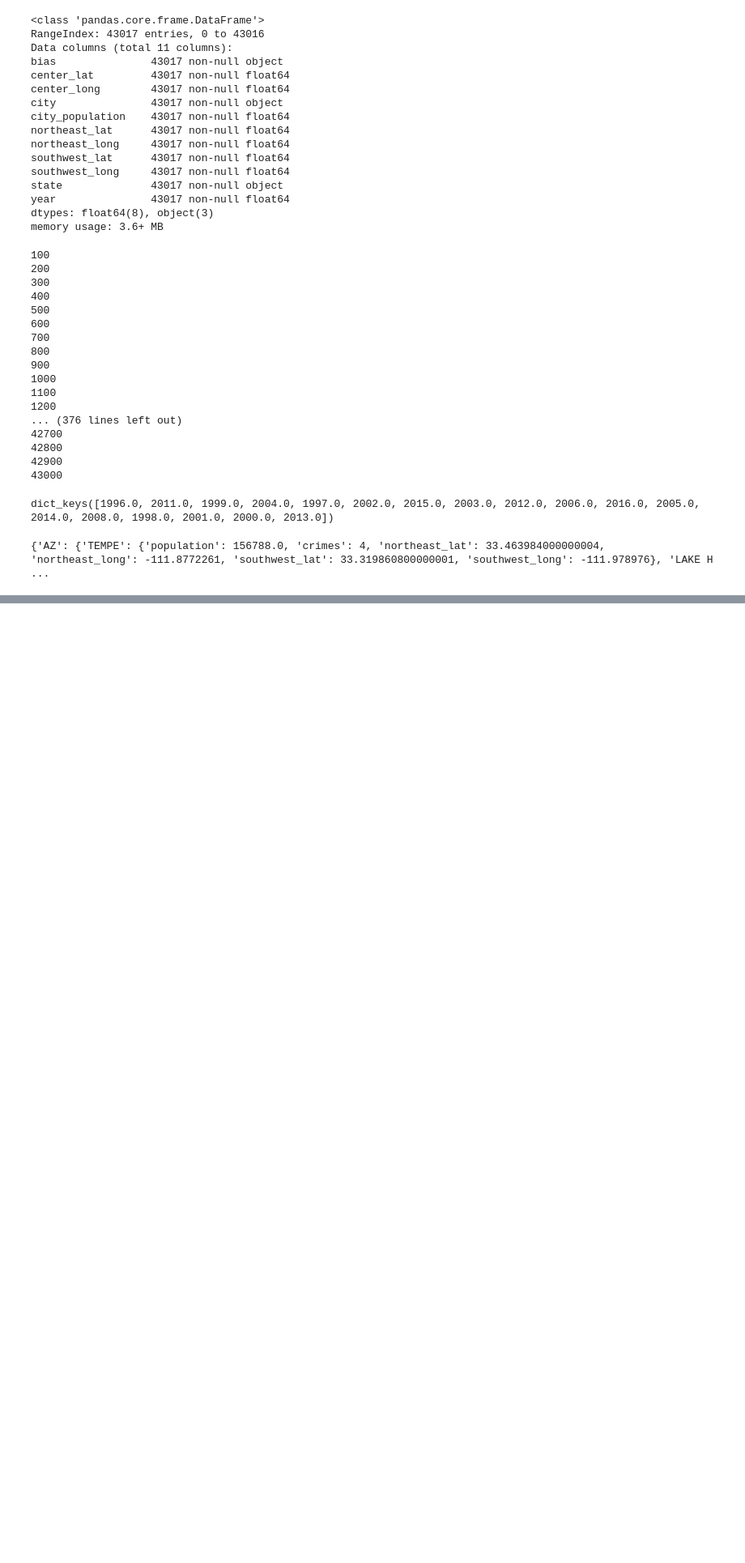
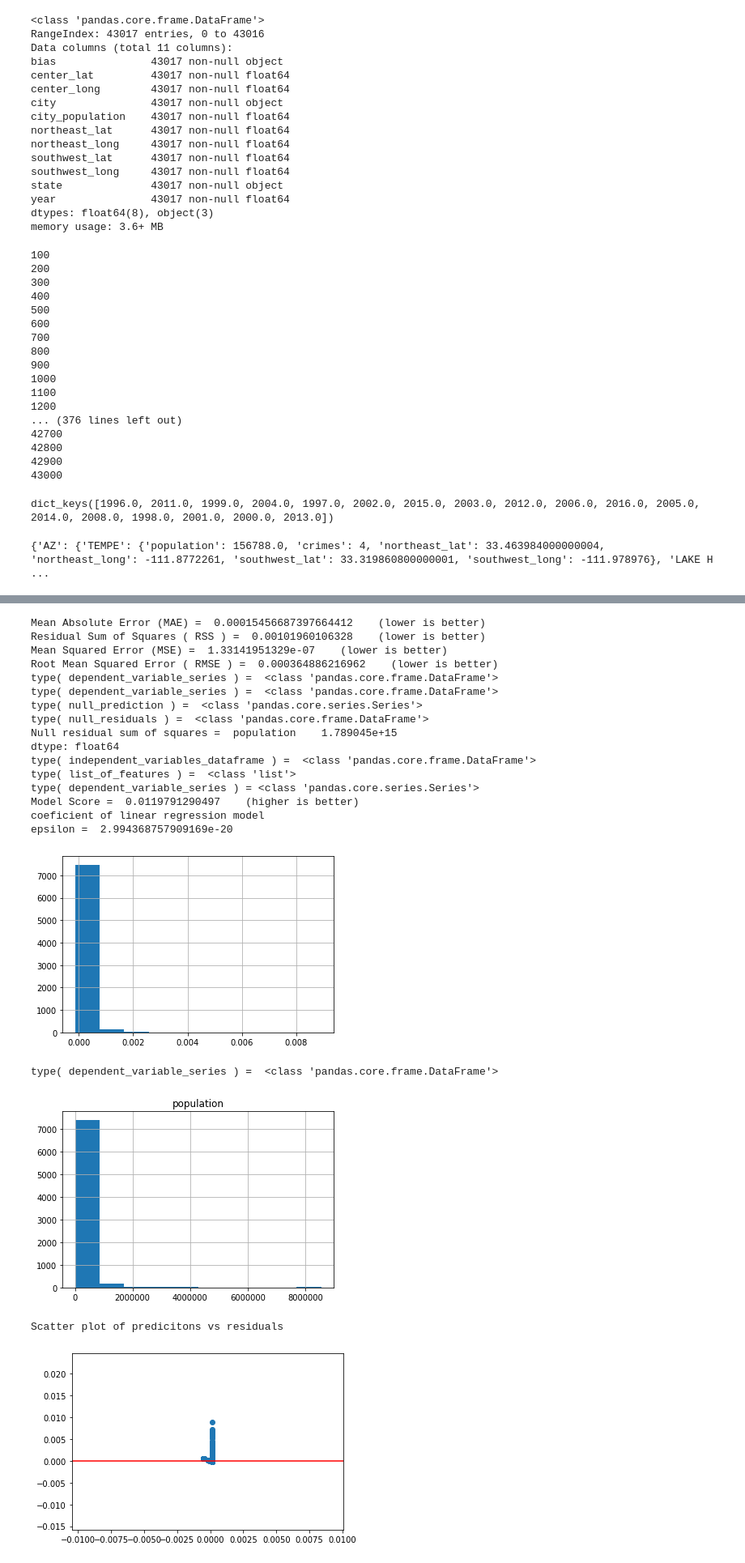
Before and after one commit to AujreliaLyon/Finding-The-Hate, a Jupyter notebook: Analysis.ipynb, the cells around one changed output, grey strips where cells are left out. Shown: that part at 81% size. Cells and saved outputs as stored; diff of their text form; code cells hidden in the pictures; blank space fills up the shorter version.

```diff
--- a/Analysis.ipynb
+++ b/Analysis.ipynb
@@ -827,0 +923,26 @@ LinearRegression(copy_X=True, fit_intercept=True, n_jobs=None,
+# %%
+perform_linear_regression( crimes_by_location_population_by_year_dataframe, [ 'population' ],
+                          'per-capita_crime', plots=["coeficient","intercept","epsilon","histogram",
+                                           "predictions","regression" ] )
+# %% [output]
+Mean Absolute Error (MAE) =  0.00015456687397664412    (lower is better)
+Residual Sum of Squares ( RSS ) =  0.00101960106328    (lower is better)
+Mean Squared Error (MSE) =  1.33141951329e-07    (lower is better)
+Root Mean Squared Error ( RMSE ) =  0.000364886216962    (lower is better)
+type( dependent_variable_series ) =  <class 'pandas.core.frame.DataFrame'>
+type( dependent_variable_series ) =  <class 'pandas.core.frame.DataFrame'>
+type( null_prediction ) =  <class 'pandas.core.series.Series'>
+type( null_residuals ) =  <class 'pandas.core.frame.DataFrame'>
+Null residual sum of squares =  population    1.789045e+15
+dtype: float64
+type( independent_variables_dataframe ) =  <class 'pandas.core.frame.DataFrame'>
+type( list_of_features ) =  <class 'list'>
+type( dependent_variable_series ) = <class 'pandas.core.series.Series'>
+Model Score =  0.0119791290497    (higher is better)
+coeficient of linear regression model
+epsilon =  2.994368757909169e-20
+[figure, added]
+type( dependent_variable_series ) =  <class 'pandas.core.frame.DataFrame'>
+[figure, added]
+Scatter plot of predicitons vs residuals
+[figure, added]
```
Also changed, not shown: parts of 8 cells of this notebook.
